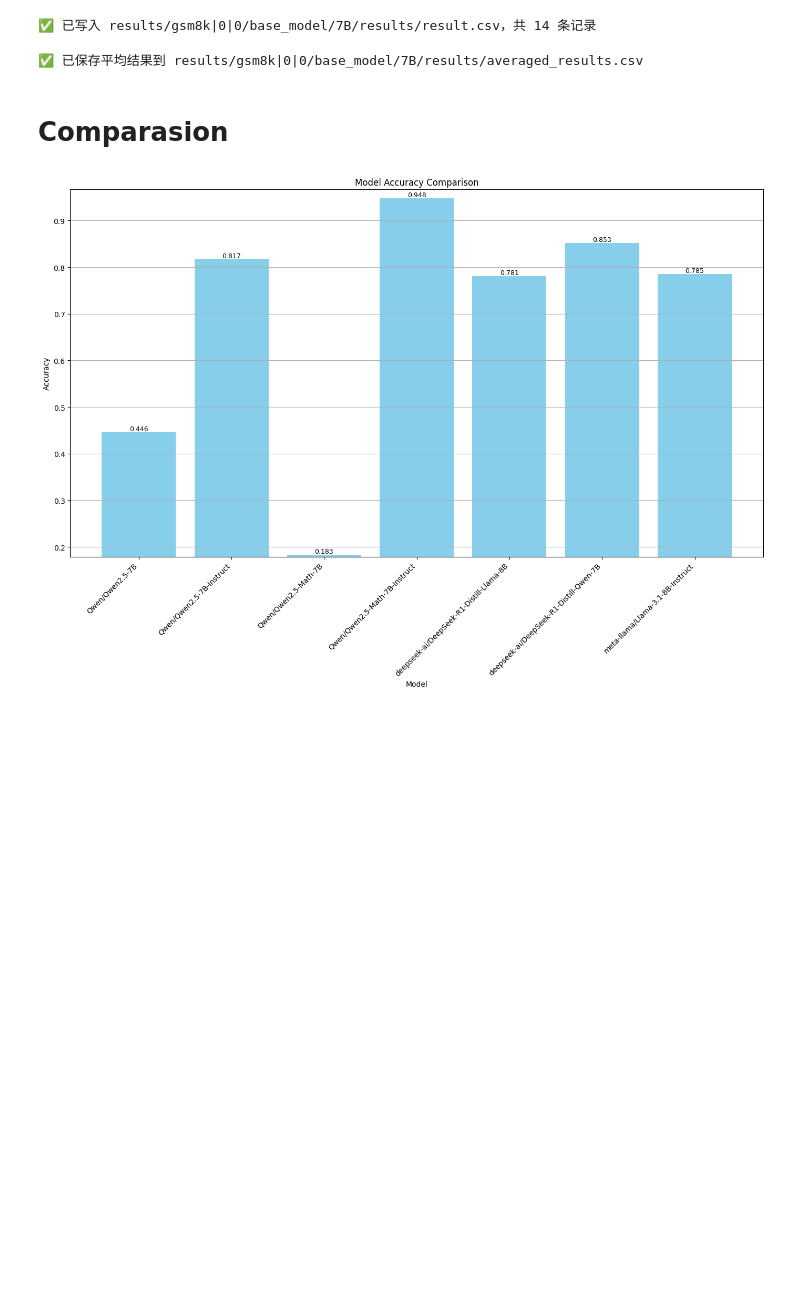
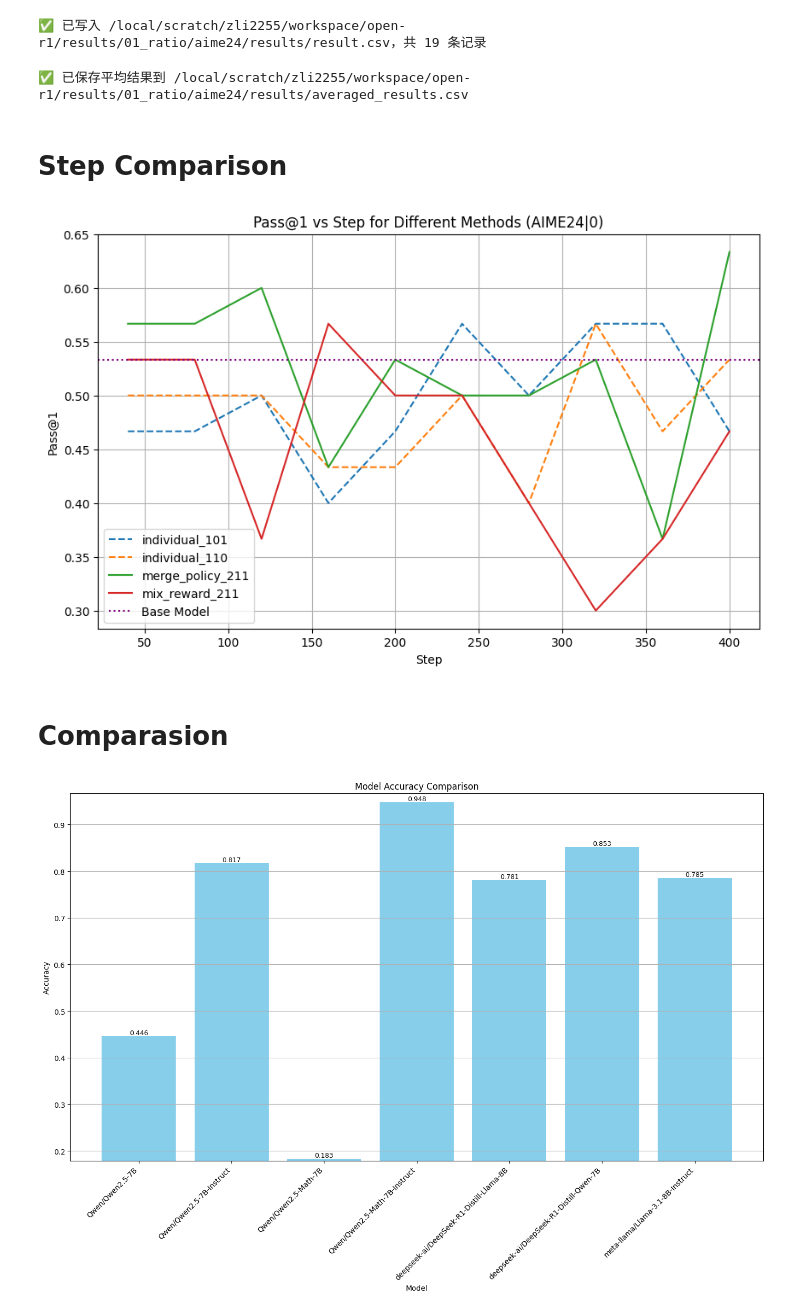
Before and after one commit to zhikaili1150/open-r1, a Jupyter notebook: notebooks/result_process.ipynb, the cells around one changed output. Saved outputs shown, nothing was run; the diff lists cells and outputs as text; code cells hidden in the pictures; blank space fills up the shorter version.

Commit message:
update: viz step validation

```diff
--- a/notebooks/result_process.ipynb
+++ b/notebooks/result_process.ipynb
@@ -7,9 +7,9 @@ import csv
 import pandas as pd
 import matplotlib.pyplot as plt
 
-input_dir = "results/gsm8k|0|0/base_model/7B/results"
+input_dir = "/local/scratch/zli2255/workspace/open-r1/results/01_ratio/aime24/results"
 output_csv = f"{input_dir}/result.csv"
-task = "gsm8k|0"
+task = "aime24|0"
 metric = "extractive_match"
 # %%
 # results/ 文件夹下所有的*.json文件
@@ -33,6 +33,7 @@ metric = "extractive_match"
 
 # 目标目录和输出文件
 
+os.chdir("/local/scratch/zli2255/workspace/open-r1")
 
 # 存储 (文件名, Accuracy)
 rows = []
@@ -46,7 +47,7 @@ for root, _, files in os.walk(input_dir):
                 with open(filepath, "r", encoding="utf-8") as f:
                     data = json.load(f)
 
-                acc = data["results"][f"lighteval|{task}"][f"{metric}"]
+                acc = data["results"][f"custom|{task}"][f"{metric}"]
 
                 # 相对路径作为标识
                 relative_path = os.path.relpath(filepath, input_dir)
@@ -63,7 +64,7 @@ with open(output_csv, "w", newline="", encoding="utf-8") as f:
 
 print(f"✅ 已写入 {output_csv}，共 {len(rows)} 条记录")
 # %% [output]
-✅ 已写入 results/gsm8k|0|0/base_model/7B/results/result.csv，共 14 条记录
+✅ 已写入 /local/scratch/zli2255/workspace/open-r1/results/01_ratio/aime24/results/result.csv，共 19 条记录
 # %%
 from pathlib import Path
 
@@ -86,7 +87,50 @@ df_avg.to_csv(averaged_results_csv, index=False)
 
 print(f"✅ 已保存平均结果到 {averaged_results_csv}")
 # %% [output]
-✅ 已保存平均结果到 results/gsm8k|0|0/base_model/7B/results/averaged_results.csv
+✅ 已保存平均结果到 /local/scratch/zli2255/workspace/open-r1/results/01_ratio/aime24/results/averaged_results.csv
+# %% [markdown]
+# Step Comparison
+# %%
+import pandas as pd
+import matplotlib.pyplot as plt
+from pathlib import Path
+
+csv_path = Path(
+    "/local/scratch/zli2255/workspace/open-r1/logs/evals/debug/dsqwen7b_openrs/results/averaged_results.csv"
+)
+
+# 读入CSV
+df = pd.read_csv(csv_path)
+
+# 合并 Method 和 Ratio 作为标签
+df["Method_Ratio"] = df["Method"] + "_" + df["Ratio"].astype(str)
+
+# 绘图
+plt.figure(figsize=(10, 6))
+for key, grp in df.groupby("Method_Ratio"):
+    grp = grp.sort_values("Step")  # 按 Step 排序
+    method = grp["Method"].iloc[0]
+    linestyle = "--" if method == "individual" else "-"  # individual 用虚线
+    plt.plot(grp["Step"], grp["Accuracy"], linestyle=linestyle, label=key)
+
+# # baseline
+# baseline = 0.40   # dsqwen1b reevaluated on aime24|0, 0.289 reported in paper
+baseline = 0.533 # dsqwen7b reevaluated on aime24|0, 0.567 reported in paper
+# baseline = 0.65 # dsqwen1b amc23|0
+# baseline = 0.925 # dsqwen7b amc23|0
+plt.axhline(
+    y=baseline, color="purple", linestyle=":", linewidth=1.5, label=f"Base Model"
+)
+
+plt.xlabel("Step")
+plt.ylabel("Pass@1")
+plt.title("Pass@1 vs Step for Different Methods (AIME24|0)")
+plt.legend()
+plt.grid(True)
+plt.savefig(Path(csv_path).parent / "step_comparison.png", dpi=300)
+plt.show()
+# %% [output]
+[figure, added]
 # %% [markdown]
 # Comparasion
 # %%
```
Also changed, not shown: parts of 1 cell of this notebook.
